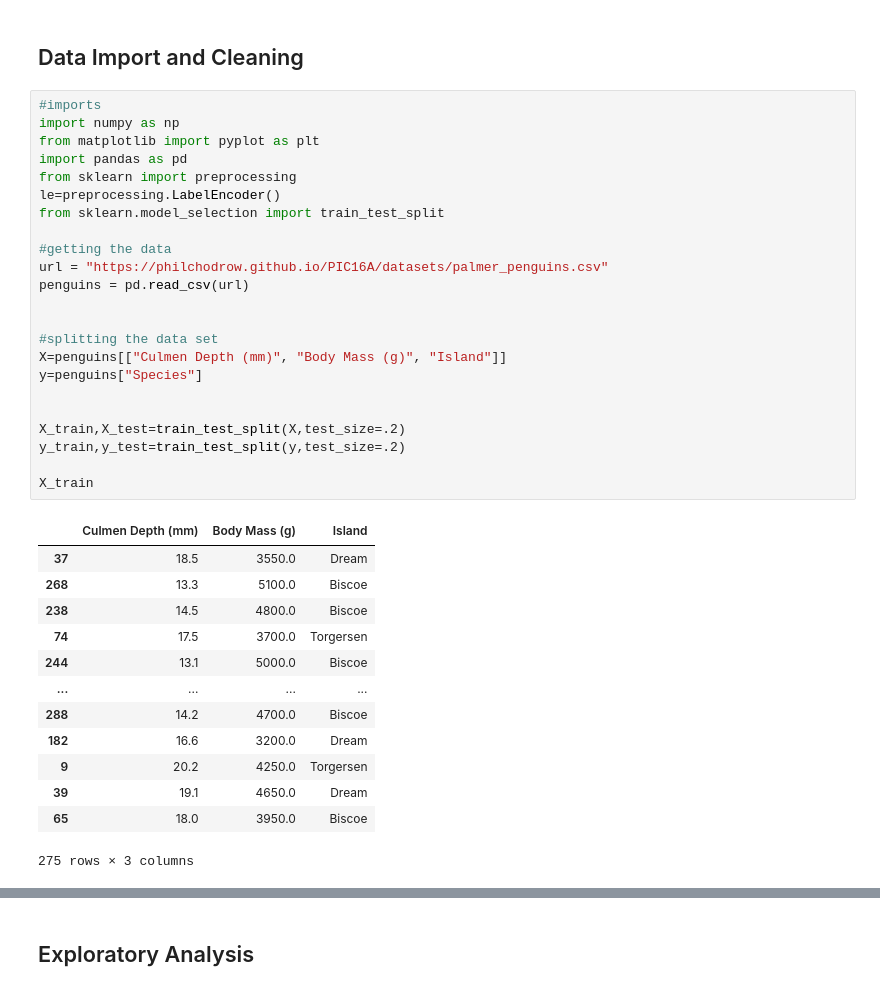
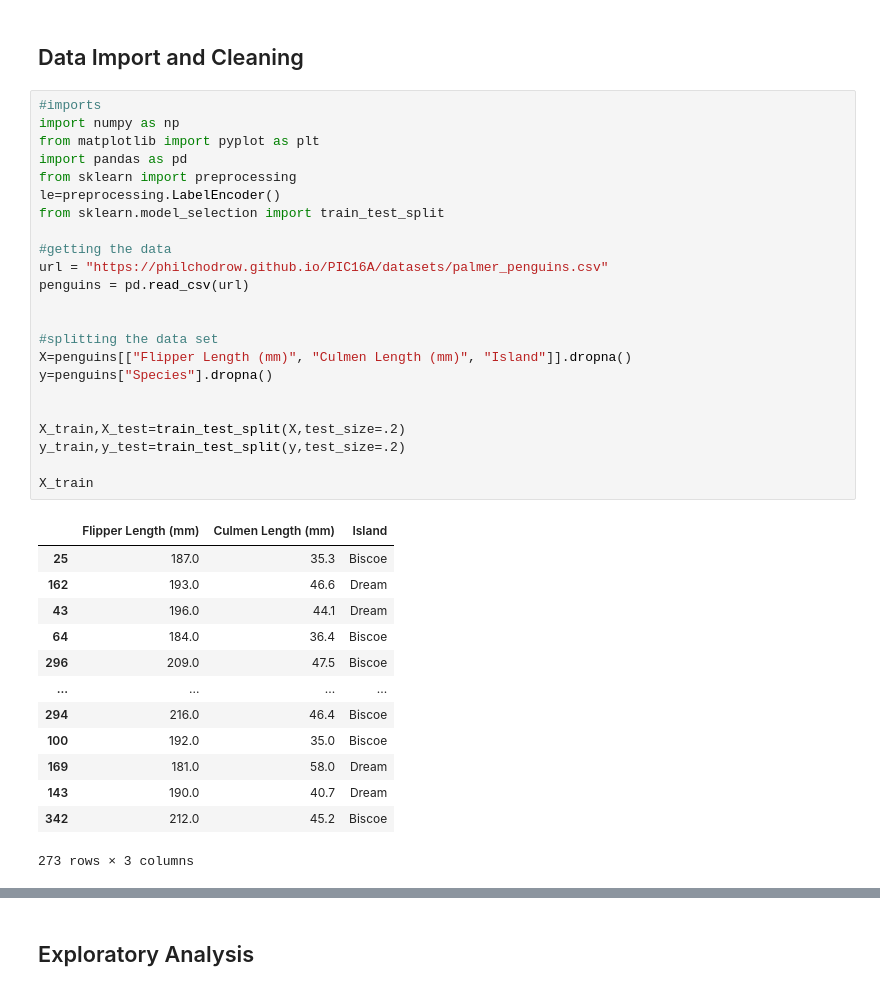
Before and after one commit to rainbowschubert/Palmer-Penguins-Analysis, a Jupyter notebook: 2A11-Penguins Group Project (1).ipynb, the cells around one changed output, grey strips where cells are left out. Drawn from its saved outputs; the diff is of its cells as text.

```diff
--- a/2A11-Penguins Group Project (1).ipynb
+++ b/2A11-Penguins Group Project (1).ipynb
@@ -10,38 +10,38 @@ import seaborn as sns
 # %%
 #imports
 import numpy as np
 from matplotlib import pyplot as plt
 import pandas as pd
 from sklearn import preprocessing
 le=preprocessing.LabelEncoder()
 from sklearn.model_selection import train_test_split
 
 #getting the data
 url = "https://philchodrow.github.io/PIC16A/datasets/palmer_penguins.csv"
 penguins = pd.read_csv(url)
 
 
 #splitting the data set
-X=penguins[["Culmen Depth (mm)", "Body Mass (g)", "Island"]]
-y=penguins["Species"]
+X=penguins[["Flipper Length (mm)", "Culmen Length (mm)", "Island"]].dropna()
+y=penguins["Species"].dropna()
 
 
 X_train,X_test=train_test_split(X,test_size=.2)
 y_train,y_test=train_test_split(y,test_size=.2)
 
 X_train
 # %% [output]
-|  | Culmen Depth (mm) | Body Mass (g) | Island |
-| 37 | 18.5 | 3550.0 | Dream |
-| 268 | 13.3 | 5100.0 | Biscoe |
-| 238 | 14.5 | 4800.0 | Biscoe |
-| 74 | 17.5 | 3700.0 | Torgersen |
-| 244 | 13.1 | 5000.0 | Biscoe |
+|  | Flipper Length (mm) | Culmen Length (mm) | Island |
+| 25 | 187.0 | 35.3 | Biscoe |
+| 162 | 193.0 | 46.6 | Dream |
+| 43 | 196.0 | 44.1 | Dream |
+| 64 | 184.0 | 36.4 | Biscoe |
+| 296 | 209.0 | 47.5 | Biscoe |
 | ... | ... | ... | ... |
-| 288 | 14.2 | 4700.0 | Biscoe |
-| 182 | 16.6 | 3200.0 | Dream |
-| 9 | 20.2 | 4250.0 | Torgersen |
-| 39 | 19.1 | 4650.0 | Dream |
-| 65 | 18.0 | 3950.0 | Biscoe |
+| 294 | 216.0 | 46.4 | Biscoe |
+| 100 | 192.0 | 35.0 | Biscoe |
+| 169 | 181.0 | 58.0 | Dream |
+| 143 | 190.0 | 40.7 | Dream |
+| 342 | 212.0 | 45.2 | Biscoe |
-275 rows × 3 columns
+273 rows × 3 columns
 # %%
```
Also changed, not shown: parts of 5 cells of this notebook.
